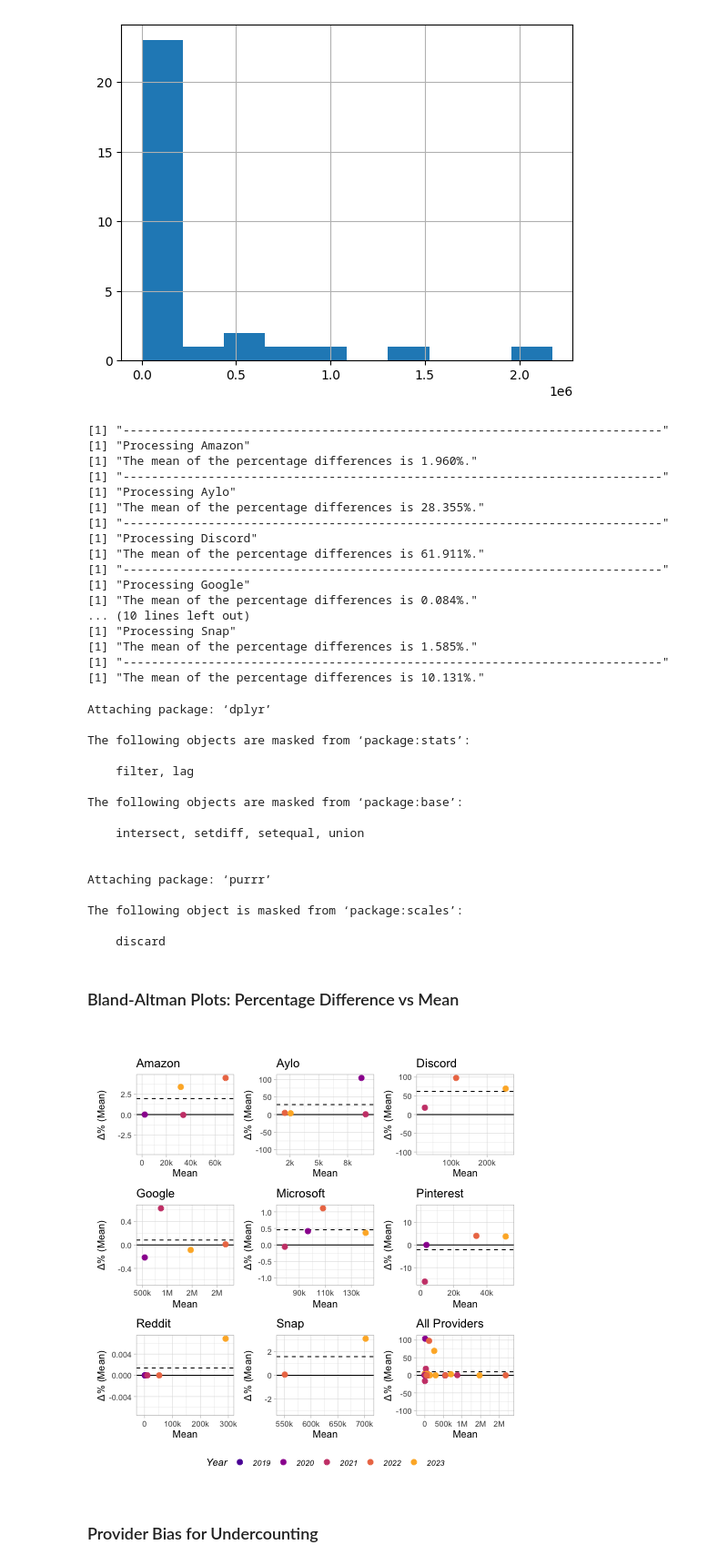
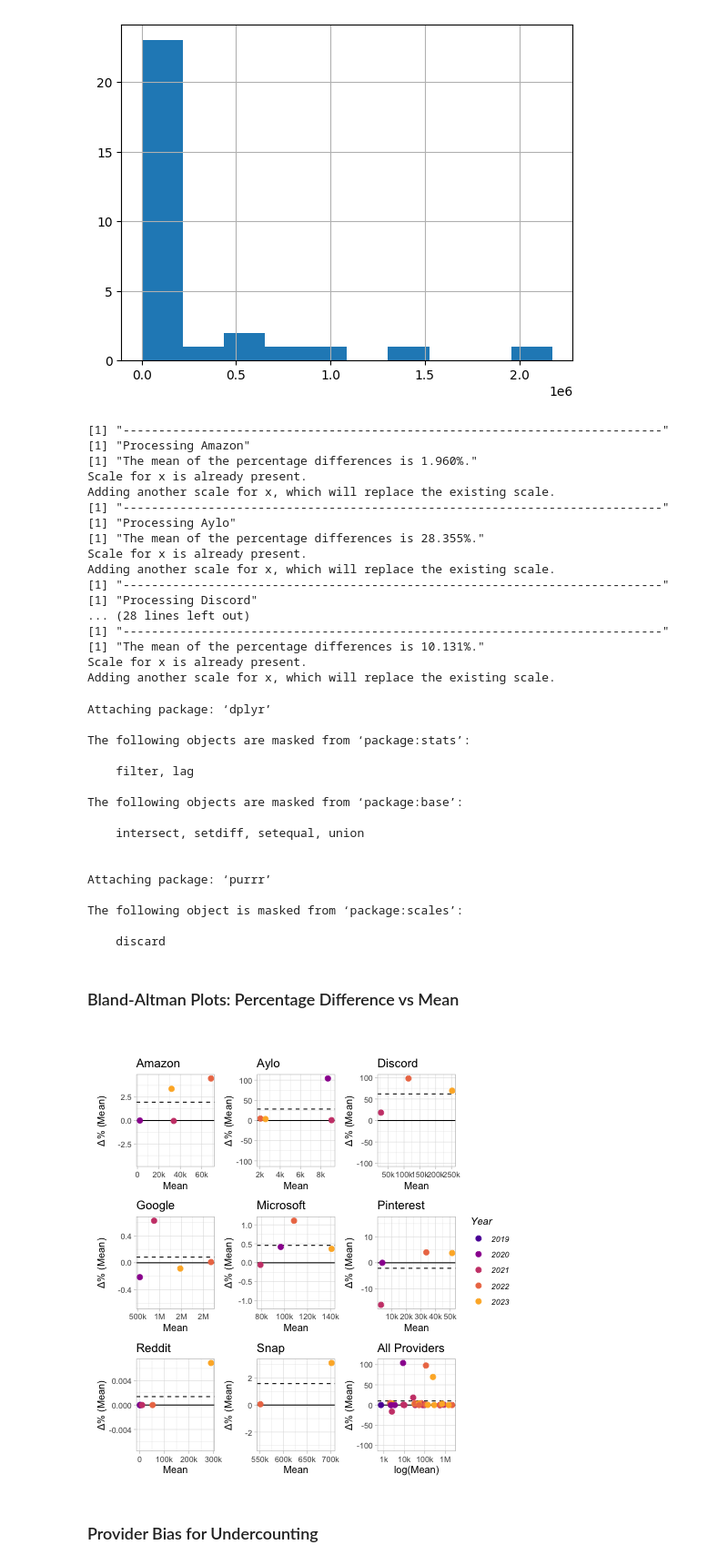
Before and after one commit to apparebit/diaphanous, a Jupyter notebook: analysis/platform.ipynb, the cells around one changed output. Shown at 91% size. Drawn from its saved outputs; the diff is of its cells as text; code cells hidden in the pictures.

Commit message:
move legend to right side of Bland-Altman plots; switch all providers to log scale

```diff
--- a/analysis/platform.ipynb
+++ b/analysis/platform.ipynb
@@ -472,6 +472,10 @@ plot_percent_diff_over_mean <- function(data, title) {
   xmin <- min(data$Mean)
   xrange <- xmax - xmin
 
+  # A custom color palette derived from the Plasma scale:
+  # > library(viridis)
+  # > plasma(7)
+  # Discard the first and last entries.
   color_selection <- c(
     "2019" = "#5D01A6",
     "2020" = "#9C179E",
@@ -480,23 +484,29 @@ plot_percent_diff_over_mean <- function(data, title) {
     "2023" = "#FDB32F"
   )
 
+  # Lines before points so that points are drawn above lines
   graph <- ggplot(data = data, aes(x = Mean, y = (PctDiff), color = Year)) +
     geom_hline(yintercept = 0) +
     geom_hline(yintercept = ymean, linetype = "dashed") +
     geom_point(size=2.5) +
     xlim(xmin - 0.05 * xrange, xmax + 0.05 * xrange) +
     ylim(ymax * (-1), ymax) +
-    xlab("Mean") +
+    xlab(ifelse(title == "All Providers", "log(Mean)", "Mean")) +
     ylab("Δ% (Mean)") +
     labs(title = title)
 
   if (title == "Reddit") {
+    # Reddit is the only provider with data for all five years.
     graph <- graph + scale_color_manual(values = color_selection)
   } else {
     graph <- graph + scale_color_manual(guide = "none", values = color_selection)
   }
 
-  graph$scales$scales[[1]]$labels <- format_all_means
+  if (title == "All Providers") {
+    graph <- graph + scale_x_continuous(labels = format_all_means, trans='log10')
+  } else {
+    graph <- graph + scale_x_continuous(labels = format_all_means)
+  }
 
   graph <- graph + theme_light() #linedraw()
   return(graph)
@@ -527,20 +537,20 @@ ba_plots[[length(providers) + 1]] <- plot_percent_diff_over_mean(
 [1] "----------------------------------------------------------------------------"
 [1] "Processing Amazon"
 [1] "The mean of the percentage differences is 1.960%."
+Scale for x is already present.
+Adding another scale for x, which will replace the existing scale.
 [1] "----------------------------------------------------------------------------"
 [1] "Processing Aylo"
 [1] "The mean of the percentage differences is 28.355%."
+Scale for x is already present.
+Adding another scale for x, which will replace the existing scale.
 [1] "----------------------------------------------------------------------------"
 [1] "Processing Discord"
-[1] "The mean of the percentage differences is 61.911%."
-[1] "----------------------------------------------------------------------------"
-[1] "Processing Google"
-[1] "The mean of the percentage differences is 0.084%."
-... (10 lines left out)
-[1] "Processing Snap"
-[1] "The mean of the percentage differences is 1.585%."
+... (28 lines left out)
 [1] "----------------------------------------------------------------------------"
 [1] "The mean of the percentage differences is 10.131%."
+Scale for x is already present.
+Adding another scale for x, which will replace the existing scale.
 Attaching package: ‘dplyr’
 
 The following objects are masked from ‘package:stats’:
@@ -564,16 +574,16 @@ Bland-Altman Plots: Percentage Difference vs Mean
 # %%
 %%R
 # Combine plots into 3x3 grid and display grid
 grid <- wrap_plots(ba_plots, ncol=3, guides='collect') &
     theme(
-        legend.position = "bottom",
+        # legend.position = "bottom",
         legend.text = element_text(face = "italic"),
         legend.title = element_text(face = "italic")
     )
 print(grid)
-ggsave("../figure/comparable-reports.svg", grid, width=7, height=7.5)
+ggsave("../figure/comparable-reports.svg", grid, width=8, height=7)
 # %% [output]
-[figure, old version]
+[figure, new version]
 # %%
 show("<h3>Provider Bias for Undercounting</h3>")
 show("""
```
Also changed, not shown: 2 other files.
